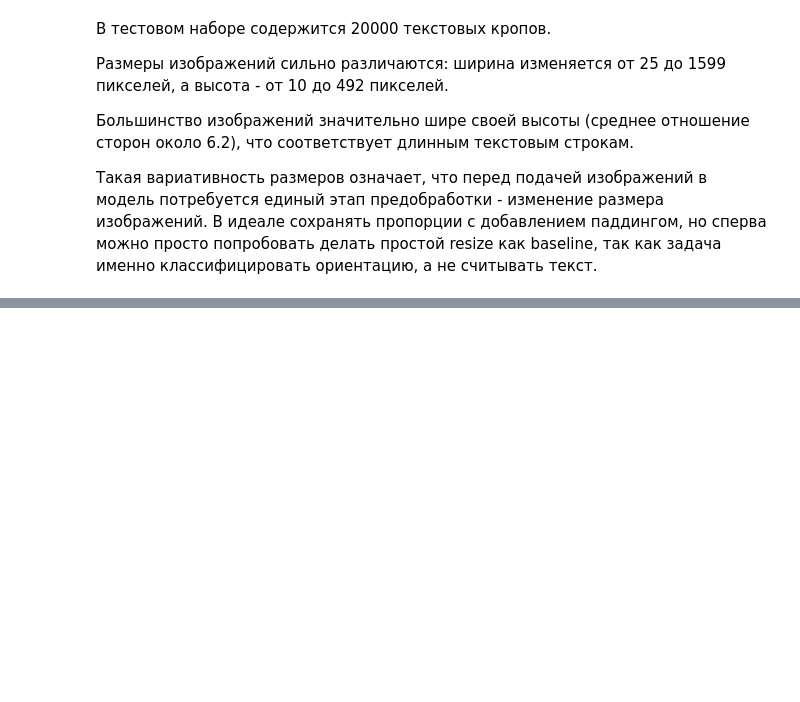
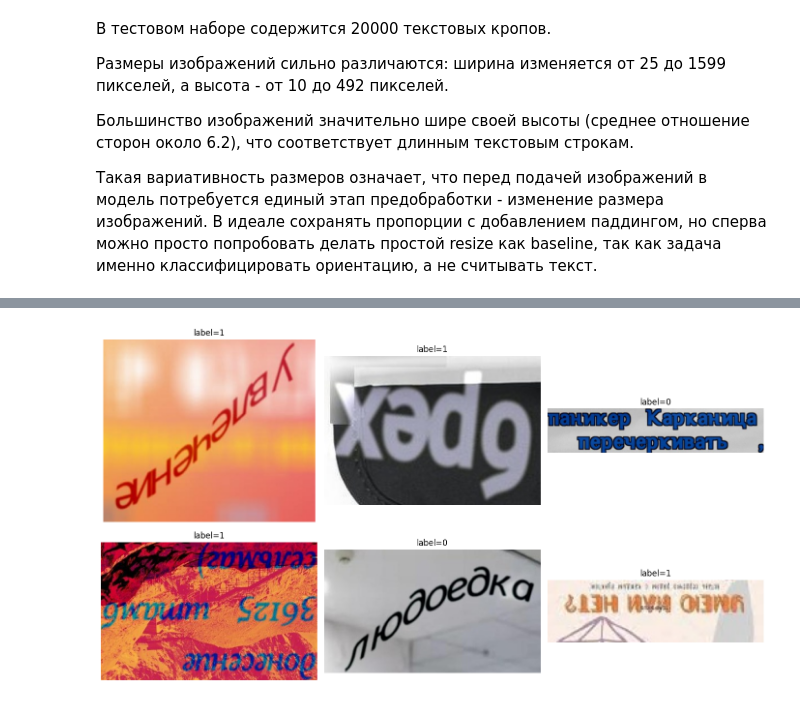
Before and after one commit to villerbond/avito-text-orientation, a Jupyter notebook: notebooks/solution.ipynb, the cells around one changed output, grey strips where cells are left out. Saved outputs shown, nothing was run; the diff lists cells and outputs as text; code cells hidden in the pictures; blank space fills up the shorter version.

```diff
--- a/notebooks/solution.ipynb
+++ b/notebooks/solution.ipynb
@@ -143,0 +315,7 @@ Ratio : min=0.72, max=49.67, mean=6.22
+# %%
+DATASET_DIR = PROJECT_DIR / "avito_dataset"
+
+with zipfile.ZipFile(ARCHIVE_PATH, "r") as z:
+    z.extractall(DATASET_DIR)
+
+print("Архив успешно распакован")
@@ -143,0 +324,9 @@ Ratio : min=0.72, max=49.67, mean=6.22
+# %%
+TRAIN_DIR = DATASET_DIR / "train"
+VAL_DIR = DATASET_DIR / "val"
+
+train_labels = pd.read_csv(TRAIN_DIR / "labels.csv")
+val_labels = pd.read_csv(VAL_DIR / "labels.csv")
+
+print(f"Train: {len(train_labels)}")
+print(f"Val: {len(val_labels)}")
@@ -143,0 +355,15 @@ Ratio : min=0.72, max=49.67, mean=6.22
+# %%
+sample = train_labels.sample(6, random_state=42)
+
+fig, axes = plt.subplots(2, 3, figsize=(14, 8))
+
+for ax, (_, row) in zip(axes.flat, sample.iterrows()):
+    img = Image.open(TRAIN_DIR / "crops" / row["file_name"])
+    ax.imshow(img)
+    ax.set_title(f'label={row["label"]}')
+    ax.axis("off")
+
+plt.tight_layout()
+plt.show()
+# %% [output]
+[figure, added]
```
Also changed, not shown: parts of 29 cells of this notebook.
